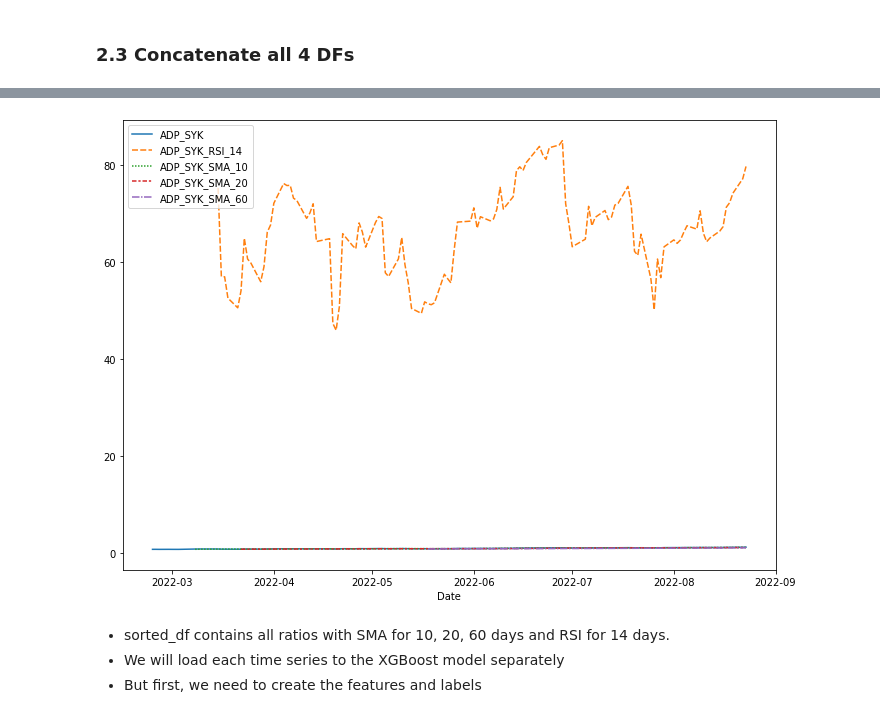
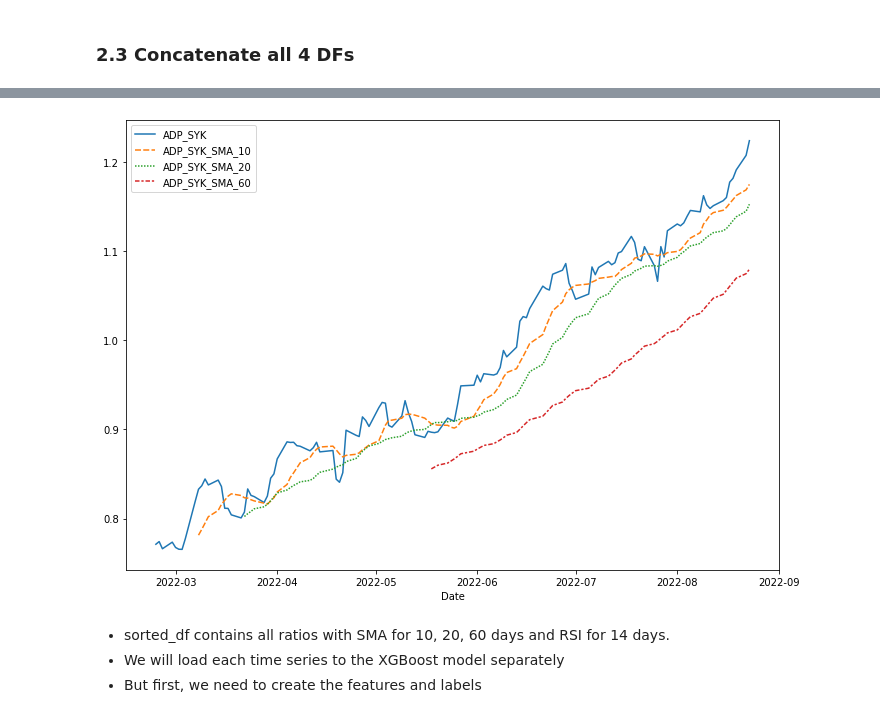
Before and after one commit to greengamma/long-short-trade-ideas-generator, a Jupyter notebook: notebooks/xg_model.ipynb, the cells around one changed output, grey strips where cells are left out. Cells and saved outputs as stored; diff of their text form; code cells hidden in the pictures.

```diff
--- a/notebooks/xg_model.ipynb
+++ b/notebooks/xg_model.ipynb
@@ -81,12 +102,15 @@ dropped_date_df = combined_df.loc[:,~combined_df.columns.duplicated()]
 dropped_date_df.set_index('Date', inplace=True)
 # sort the ratios by column name
 sorted_df = dropped_date_df.reindex(sorted(dropped_date_df.columns, reverse=False), axis=1)
-# test plot for the first ratio
-dims = (11.7, 8.27)
-fig, ax = plt.subplots(figsize=dims)
-sns.lineplot(data=sorted_df.iloc[:, :5]);
-# %% [output]
-[figure, removed]
+# %%
+test_plot_df = sorted_df[['ADP_SYK', 'ADP_SYK_SMA_10', 'ADP_SYK_SMA_20', 'ADP_SYK_SMA_60']]
+# %%
+# test plot for the first ratio
+dims = (11.7, 8.27)
+fig, ax = plt.subplots(figsize=dims)
+sns.lineplot(data=test_plot_df.iloc[:, :5]);
+# %% [output]
+[figure, added]
 # %% [markdown]
 - sorted_df contains all ratios with SMA for 10, 20, 60 days and RSI for 14 days.
 - We will load each time series to the XGBoost model separately
```
Also changed, not shown: parts of 30 cells of this notebook.
